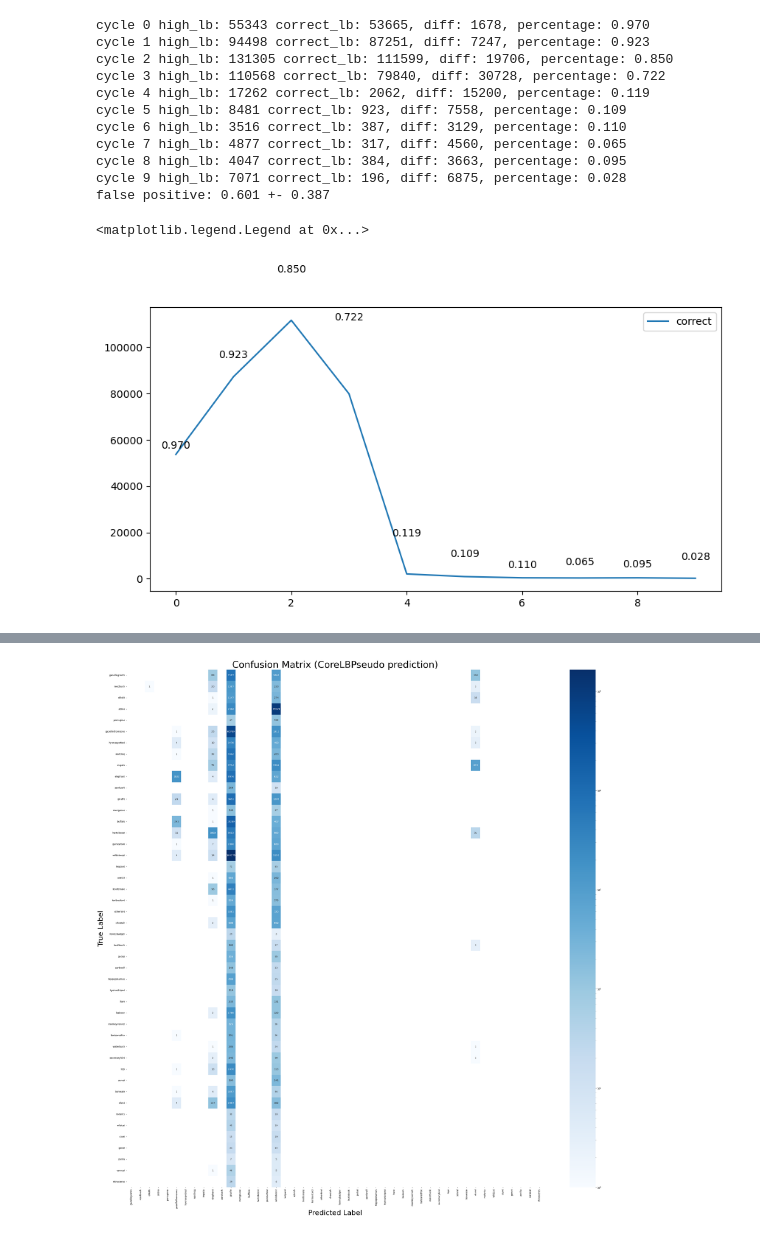
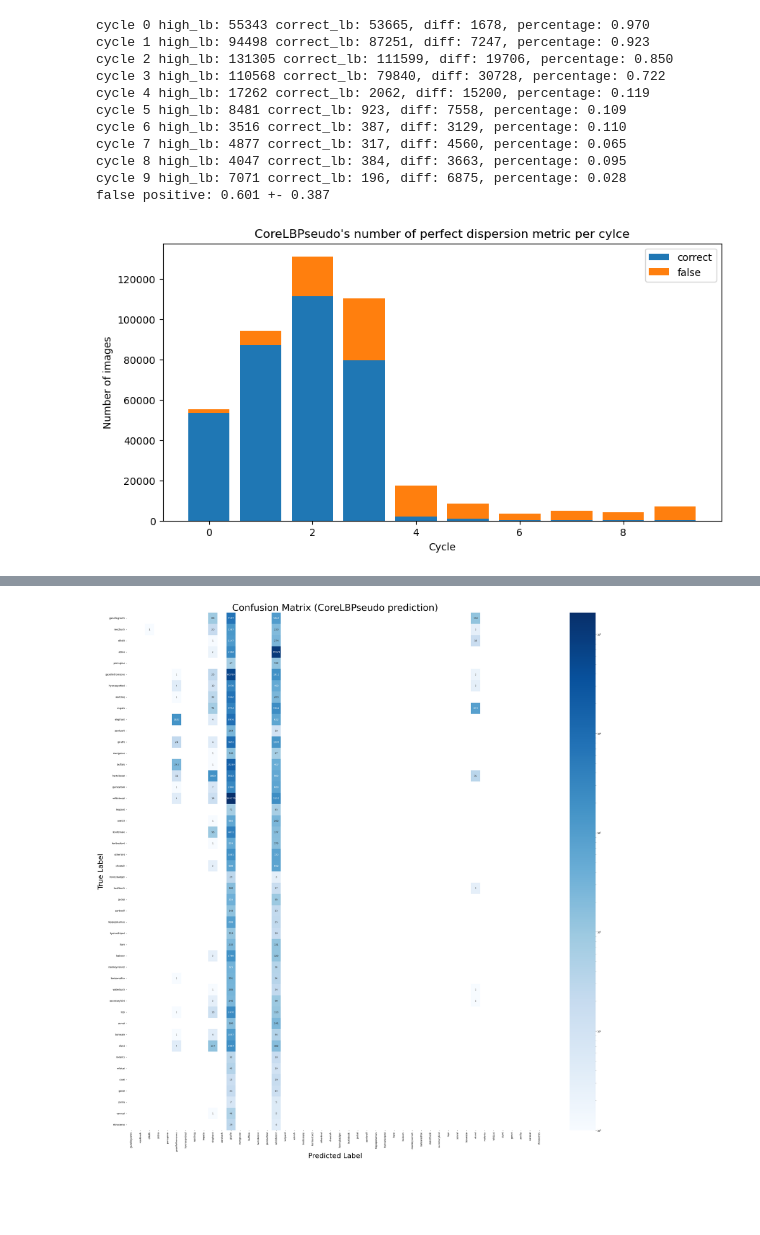
Before and after one commit to WaiTsunChen/MoBYv2AL, a Jupyter notebook: results_plots/sampled_classes.ipynb, the cells around one changed output, grey strips where cells are left out. Cells and saved outputs as stored; diff of their text form; code cells hidden in the pictures; blank space fills up the shorter version.

```diff
--- a/results_plots/sampled_classes.ipynb
+++ b/results_plots/sampled_classes.ipynb
@@ -499,23 +468,26 @@ false positive: 0.601 +- 0.387
 # %%
 high_lb_clbp= [55343 ,94498 ,131305 ,110568 ,17262 ,8481 ,3516 ,4877 ,4047 ,7071]
 correct_lb_clbp = [53665,87251,111599,79840,2062 ,923,387,317,384,196]
 diff_clbp = [1678,7257,19606,30728,15200,7558,3129,4560,3663,6875]
 percentage_clpb = [0.970,0.923,0.850,0.722,0.119,0.109,0.110,0.065,0.095,0.028]
 
 high_lb_lb = [42976,72262,80463,79112,101126,98380,102485,127907,123710,136875]
 correct_lb_lb = [42088,70090,79041,77255,98555,96878,100227,124356,121075,129308]
 diff_lb = [888,2172,1422,1857,2571,1502,2258,3551,2635,7567]
 percentage_lb = [0.979,0.970,0.982,0.977,0.975,0.985,0.978,0.972,0.979,0.945]
 
 fig, ax = plt.subplots(figsize=(10,5))
-# ax.bar(np.arange(10),correct_lb_clbp,label='correct')
-# ax.bar(np.arange(10),diff_clbp,label='false',bottom=correct_lb_clbp)
-ax.plot(np.arange(10),correct_lb_clbp,label='correct')
-for i in np.arange(10):
-    height = high_lb_clbp[i]
-    plt.text(i, height, f'{percentage_clpb[i]:.3f}', ha='center', va='bottom')
+ax.bar(np.arange(10),correct_lb_clbp,label='correct')
+ax.bar(np.arange(10),diff_clbp,label='false',bottom=correct_lb_clbp,)
+
+# for i in np.arange(10):
+#     height = high_lb_clbp[i]
+#     plt.text(i, height, f'{percentage_clpb[i]:.3f}', ha='center', va='bottom')
 
 ax.legend()
+ax.set_title('CoreLBPseudo\'s number of perfect dispersion metric per cylce')
+ax.set_ylabel('Number of images')
+ax.set_xlabel('Cycle')
+plt.savefig('plots/corelbpseudo_label_dispersion.png',bbox_inches='tight')
 # %% [output]
-<matplotlib.legend.Legend at 0x...>
-[figure, old version]
+[figure, new version]
```
Also changed, not shown: parts of 9 cells of this notebook, 2 other files.
